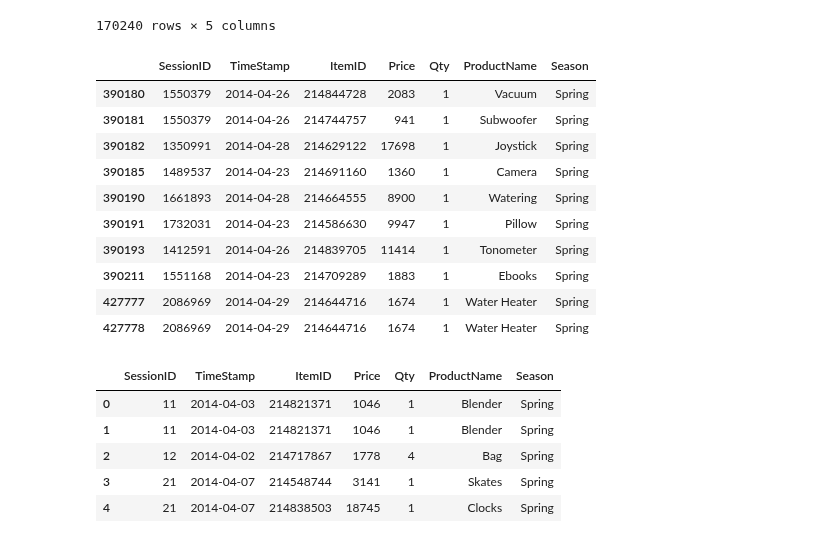
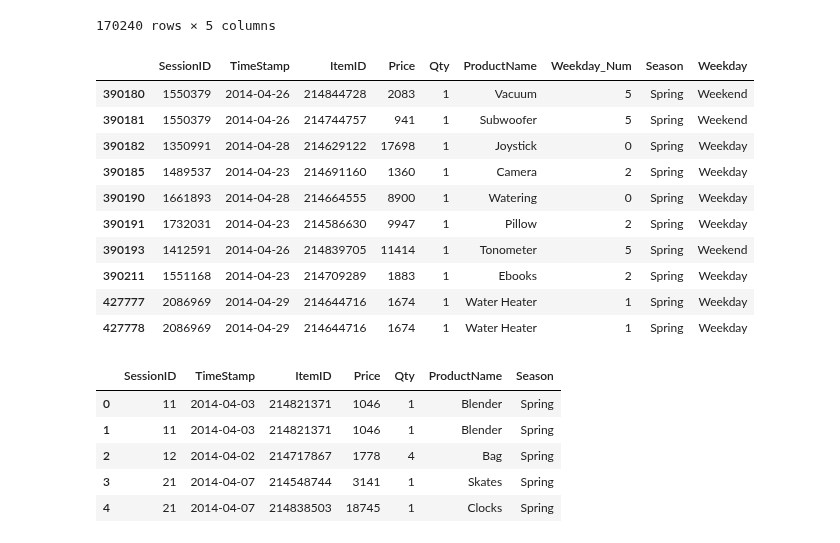
Before and after one commit to flpsantos3/PD_01, a Jupyter notebook: PD_202021_P1.ipynb, the cells around one changed output. Saved outputs shown, nothing was run; the diff lists cells and outputs as text; code cells hidden in the pictures.

```diff
--- a/PD_202021_P1.ipynb
+++ b/PD_202021_P1.ipynb
@@ -149,45 +153,58 @@ buys_upd = buys_upd[buys_upd.Qty>0]
 product_name=[]
 for cat in buys_upd.Category:
   product_name.append(cat.split('.')[-1].replace('_',' ').title())
 
 product_name[:5]
 buys_upd['ProductName']=product_name
 buys_upd=buys_upd.drop('Category', axis=1)
 
 dates =[]
 season =[]
 
 for i in buys_upd["TimeStamp"]:
   dates.append(i[:10])
   if i[5:7] == "04" or i[5:7] == "05":
-    season.append("Spring")
+     season.append("Spring")
   elif i[5:7] == "06" or i[5:7] == "07":
     season.append("Summer")
   else:
     season.append("Other")
 
+weekday=[]
+buys_upd["TimeStamp"] = pd.to_datetime(buys_upd["TimeStamp"])
+buys_upd["Weekday_Num"]=buys_upd["TimeStamp"].dt.dayofweek
+
+for i in buys_upd["Weekday_Num"]:
+  if i < 5:
+    weekday.append("Weekday")
+  else :
+    weekday.append("Weekend")
+
+
 buys_upd = buys_upd.drop(columns=['TimeStamp'])
 buys_upd.insert(1, "TimeStamp", dates)
 buys_upd["Season"] = season
+buys_upd["Weekday"] = weekday
 buys_upd.sort_values(by='TimeStamp')
 buys_upd.tail(10)
+
 
 #unsure about what this does
 
 #products=products.sort_values(by='ItemID').reset_index(drop=True)
 #products.head()
 # %% [output]
-|  | SessionID | TimeStamp | ItemID | Price | Qty | ProductName | Season |
-| 390180 | 1550379 | 2014-04-26 | 214844728 | 2083 | 1 | Vacuum | Spring |
-| 390181 | 1550379 | 2014-04-26 | 214744757 | 941 | 1 | Subwoofer | Spring |
-| 390182 | 1350991 | 2014-04-28 | 214629122 | 17698 | 1 | Joystick | Spring |
-| 390185 | 1489537 | 2014-04-23 | 214691160 | 1360 | 1 | Camera | Spring |
-| 390190 | 1661893 | 2014-04-28 | 214664555 | 8900 | 1 | Watering | Spring |
-| 390191 | 1732031 | 2014-04-23 | 214586630 | 9947 | 1 | Pillow | Spring |
-| 390193 | 1412591 | 2014-04-26 | 214839705 | 11414 | 1 | Tonometer | Spring |
-| 390211 | 1551168 | 2014-04-23 | 214709289 | 1883 | 1 | Ebooks | Spring |
-| 427777 | 2086969 | 2014-04-29 | 214644716 | 1674 | 1 | Water Heater | Spring |
-| 427778 | 2086969 | 2014-04-29 | 214644716 | 1674 | 1 | Water Heater | Spring |
+|  | SessionID | TimeStamp | ItemID | Price | Qty | ProductName | Weekday_Num | Season | Weekday |
+| 390180 | 1550379 | 2014-04-26 | 214844728 | 2083 | 1 | Vacuum | 5 | Spring | Weekend |
+| 390181 | 1550379 | 2014-04-26 | 214744757 | 941 | 1 | Subwoofer | 5 | Spring | Weekend |
+| 390182 | 1350991 | 2014-04-28 | 214629122 | 17698 | 1 | Joystick | 0 | Spring | Weekday |
+| 390185 | 1489537 | 2014-04-23 | 214691160 | 1360 | 1 | Camera | 2 | Spring | Weekday |
+| 390190 | 1661893 | 2014-04-28 | 214664555 | 8900 | 1 | Watering | 0 | Spring | Weekday |
+| 390191 | 1732031 | 2014-04-23 | 214586630 | 9947 | 1 | Pillow | 2 | Spring | Weekday |
+| 390193 | 1412591 | 2014-04-26 | 214839705 | 11414 | 1 | Tonometer | 5 | Spring | Weekend |
+| 390211 | 1551168 | 2014-04-23 | 214709289 | 1883 | 1 | Ebooks | 2 | Spring | Weekday |
+| 427777 | 2086969 | 2014-04-29 | 214644716 | 1674 | 1 | Water Heater | 1 | Spring | Weekday |
+| 427778 | 2086969 | 2014-04-29 | 214644716 | 1674 | 1 | Water Heater | 1 | Spring | Weekday |
 # %%
 buys_upd=buys_upd.sort_values(by='SessionID').reset_index(drop=True)
 buys_upd.head()
```
Also changed, not shown: parts of 4 cells of this notebook.
